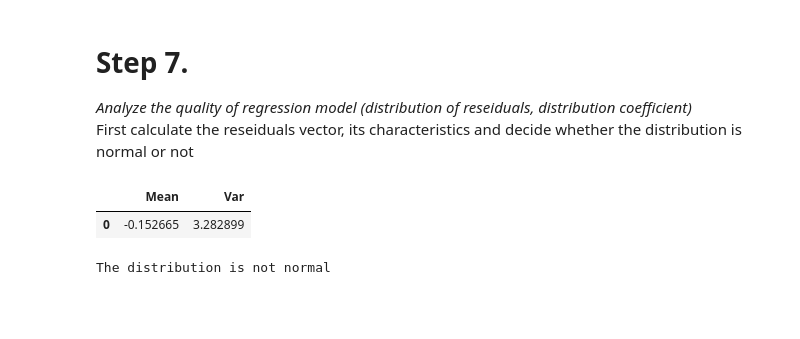
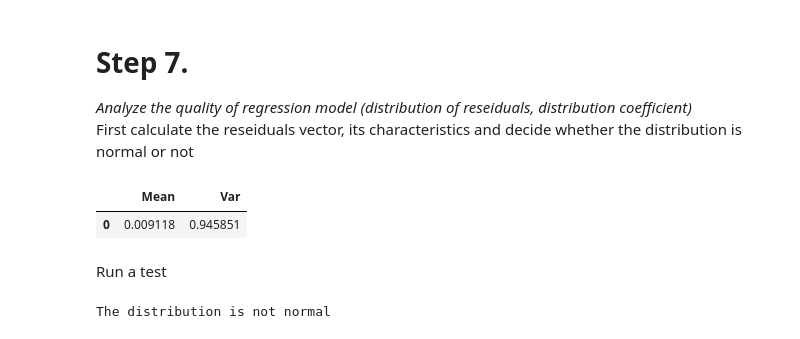
Before and after one commit to Resurrectiontent/MethodsAndModelsForMultivariateDataAnalysis, a Jupyter notebook: lab2.ipynb, the cells around one changed output. Cells and saved outputs as stored; diff of their text form; code cells hidden in the pictures; blank space fills up the shorter version.

```diff
--- a/lab2.ipynb
+++ b/lab2.ipynb
@@ -355,6 +363,9 @@ def regression_quality_info(year):
 Evaluate regression results
 # %%
 print('LINEAR REGRESSION RESULTS')
+
+y_test_storage = []
+y_pred_storage = []
 
 display(DataFrame.from_records([[year, *regression_quality_info(year)] for year in set(msft[CATEGORIES])],\
                               columns=[CATEGORIES, "Mean absolute error", "Mean squared error", "Mean absolute percentage error"]))
@@ -388,11 +399,13 @@ The error is pretty low, so this regression can be enough
 <i>Analyze the quality of regression model (distribution of reseiduals, distribution coefficient)</i><br/>
 First calculate the reseiduals vector, its characteristics and decide whether the distribution is normal or not
 # %%
-reseiduals = y_test - y_pred
+reseiduals = np.array(y_test_storage) - np.array(y_pred_storage)
 display(DataFrame({'Mean': [reseiduals.mean()], 'Var': [reseiduals.var()]}))
 # %% [output]
 |  | Mean | Var |
-| 0 | -0.152665 | 3.282899 |
+| 0 | 0.009118 | 0.945851 |
+# %% [markdown]
+Run a test
 # %%
 _, pvalue = scipy.stats.shapiro(reseiduals)
 print(f'The distribution is{" not" if pvalue < 0.05 else ""} normal')#write that need another model because lin reg doesnt fit because resid are not gaussuan
```
Also changed, not shown: parts of 5 cells of this notebook.
